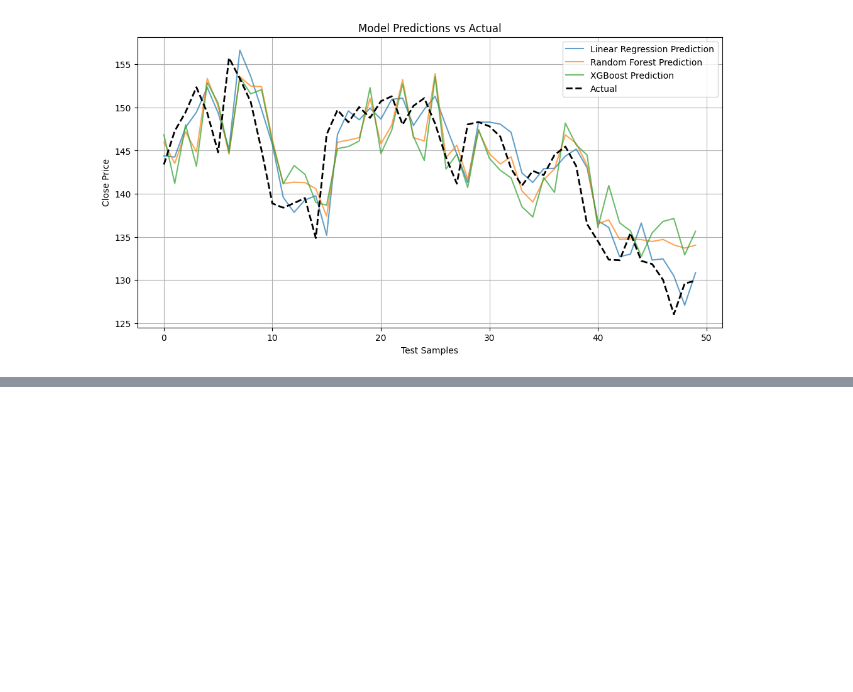
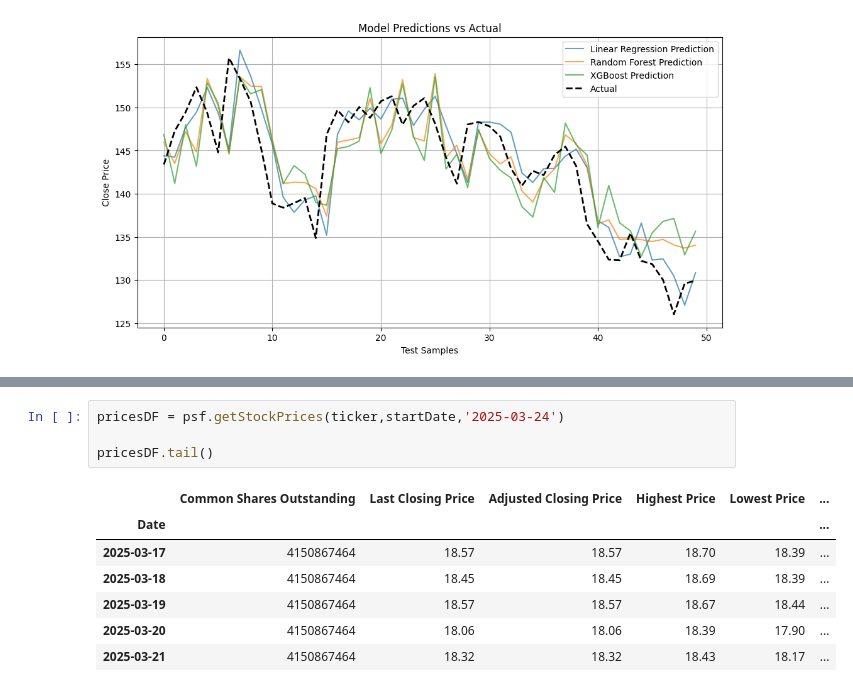
Before and after one commit to sajodajo/SimFin-G4, a Jupyter notebook: Group-4-SL.ipynb, the cells around one changed output, grey strips where cells are left out. Drawn from its saved outputs; the diff is of its cells as text; blank space fills up the shorter version.

```diff
--- a/Group-4-SL.ipynb
+++ b/Group-4-SL.ipynb
@@ -371,0 +436,12 @@ plt.show()
+# %%
+pricesDF = psf.getStockPrices(ticker,startDate,'2025-03-24')
+
+pricesDF.tail()
+# %% [output]
+|  | Common Shares Outstanding | Last Closing Price | Adjusted Closing Price | Highest Price | Lowest Price | ... |
+| Date |  |  |  |  |  | ... |
+| 2025-03-17 | 4150867464 | 18.57 | 18.57 | 18.70 | 18.39 | ... |
+| 2025-03-18 | 4150867464 | 18.45 | 18.45 | 18.69 | 18.39 | ... |
+| 2025-03-19 | 4150867464 | 18.57 | 18.57 | 18.67 | 18.44 | ... |
+| 2025-03-20 | 4150867464 | 18.06 | 18.06 | 18.39 | 17.90 | ... |
+| 2025-03-21 | 4150867464 | 18.32 | 18.32 | 18.43 | 18.17 | ... |
```
Also changed, not shown: parts of 13 cells of this notebook, 7 other files.
